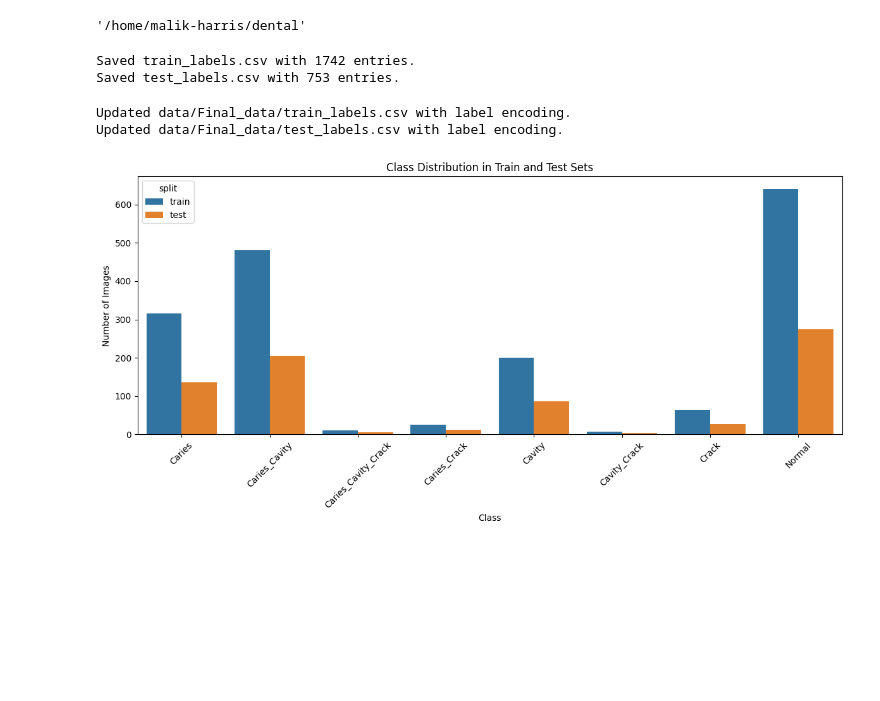
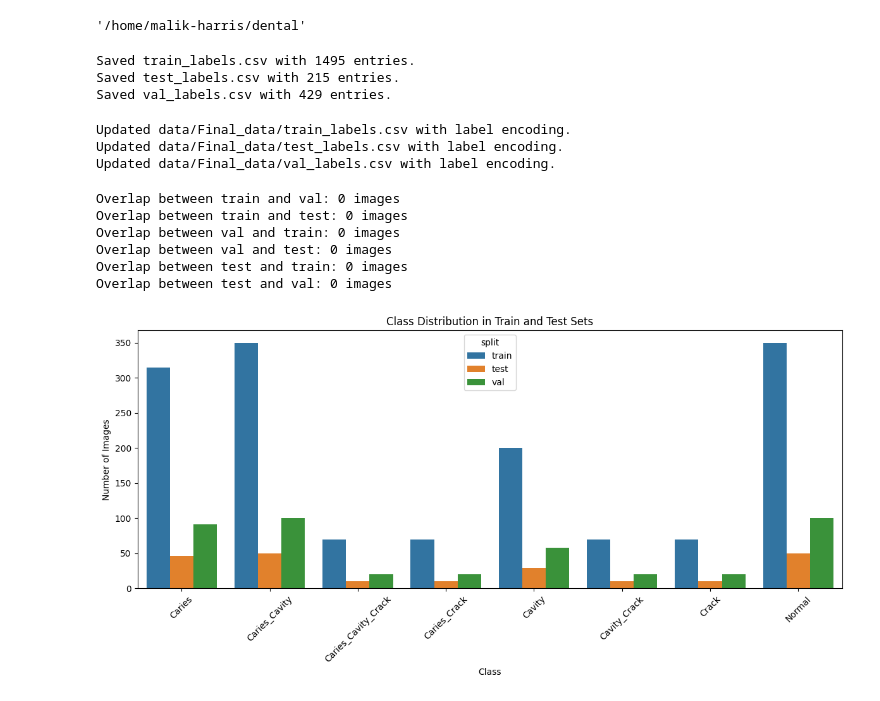
Before and after one commit to HRSMalik/Dental, a Jupyter notebook: research/04-data_labeling.ipynb, the cells around one changed output. Drawn from its saved outputs; the diff is of its cells as text; code cells hidden in the pictures; blank space fills up the shorter version.

Commit message:
updated data labeling features in the notebook

```diff
--- a/research/04-data_labeling.ipynb
+++ b/research/04-data_labeling.ipynb
@@ -9,8 +9,7 @@ import os
 import pandas as pd
 
 final_data_dir = "data/Final_data"
-splits = ["train", "test"]
-
+splits = ["train", "test", "val"]
 for split in splits:
     data = []
     split_dir = os.path.join(final_data_dir, split)
@@ -25,14 +24,15 @@ for split in splits:
     df.to_csv(os.path.join(final_data_dir, f"{split}_labels.csv"), index=False)
     print(f"Saved {split}_labels.csv with {len(df)} entries.")
 # %% [output]
-Saved train_labels.csv with 1742 entries.
-Saved test_labels.csv with 753 entries.
+Saved train_labels.csv with 1495 entries.
+Saved test_labels.csv with 215 entries.
+Saved val_labels.csv with 429 entries.
 # %%
 import os
 import pandas as pd
 
 final_data_dir = "data/Final_data"
-splits = ["train", "test"]
+splits = ["train", "test",  "val"]
 
 # First, get all unique class names from both splits
 all_classes = set()
@@ -60,30 +60,55 @@ for split in splits:
 # %% [output]
 Updated data/Final_data/train_labels.csv with label encoding.
 Updated data/Final_data/test_labels.csv with label encoding.
+Updated data/Final_data/val_labels.csv with label encoding.
+# %%
+import pandas as pd
+final_data_dir = "data/Final_data"
+splits = ["train", "val", "test"]
+
+image_sets = {}
+for split in splits:
+    df = pd.read_csv(os.path.join(final_data_dir, f"{split}_labels.csv"))
+    image_sets[split] = set(df['image_path'].apply(lambda x: os.path.basename(x)))
+
+for s1 in splits:
+    for s2 in splits:
+        if s1 != s2:
+            overlap = image_sets[s1] & image_sets[s2]
+            print(f"Overlap between {s1} and {s2}: {len(overlap)} images")
+            if overlap:
+                print(list(overlap)[:10])
+# %% [output]
+Overlap between train and val: 0 images
+Overlap between train and test: 0 images
+Overlap between val and train: 0 images
+Overlap between val and test: 0 images
+Overlap between test and train: 0 images
+Overlap between test and val: 0 images
 # %%
 import pandas as pd
 import matplotlib.pyplot as plt
 import seaborn as sns
 import os
 
 final_data_dir = "data/Final_data"
-splits = ["train", "test"]
+splits = ["train", "test",  "val"]
 
 dfs = []
 for split in splits:
     csv_path = os.path.join(final_data_dir, f"{split}_labels.csv")
     df = pd.read_csv(csv_path)
     df["split"] = split
     dfs.append(df)
 df_all = pd.concat(dfs)
 
 plt.figure(figsize=(12, 6))
 sns.countplot(data=df_all, x="label", hue="split", order=sorted(df_all["label"].unique()))
 plt.title("Class Distribution in Train and Test Sets")
 plt.xlabel("Class")
 plt.ylabel("Number of Images")
 plt.xticks(rotation=45)
 plt.tight_layout()
 plt.show()
 # %% [output]
-[figure, old version]
+[figure, new version]
```
Also changed, not shown: parts of 3 cells of this notebook.
